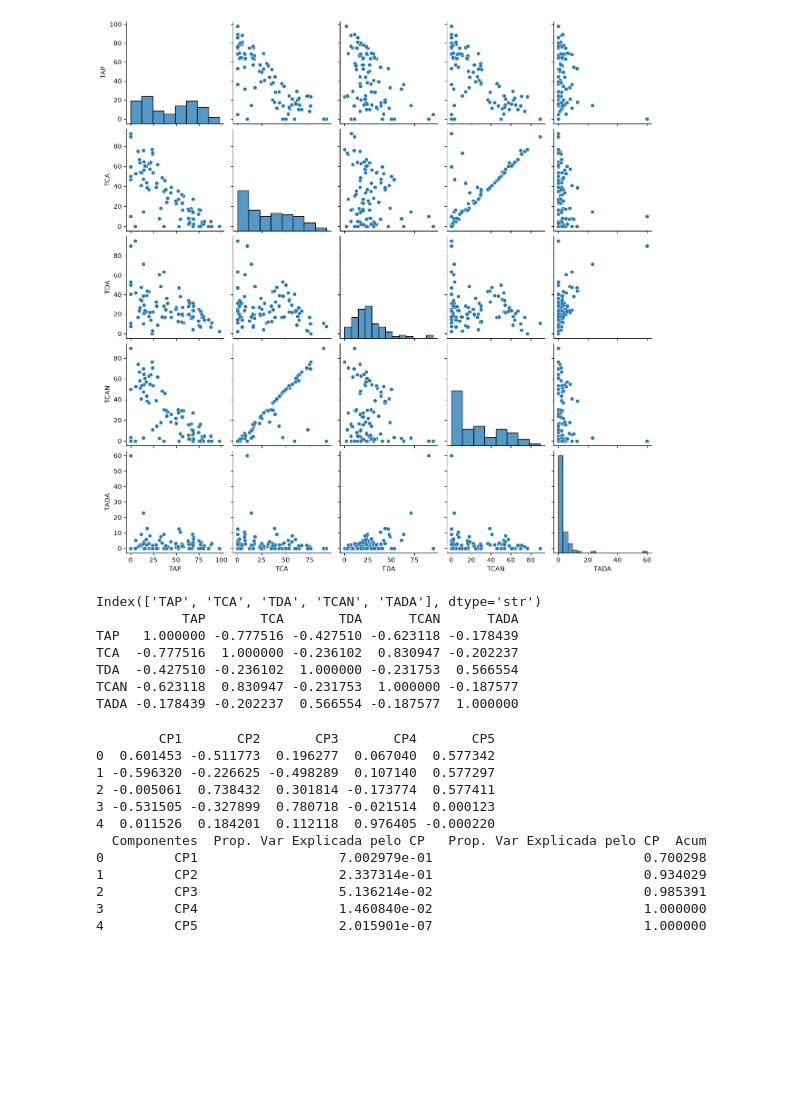
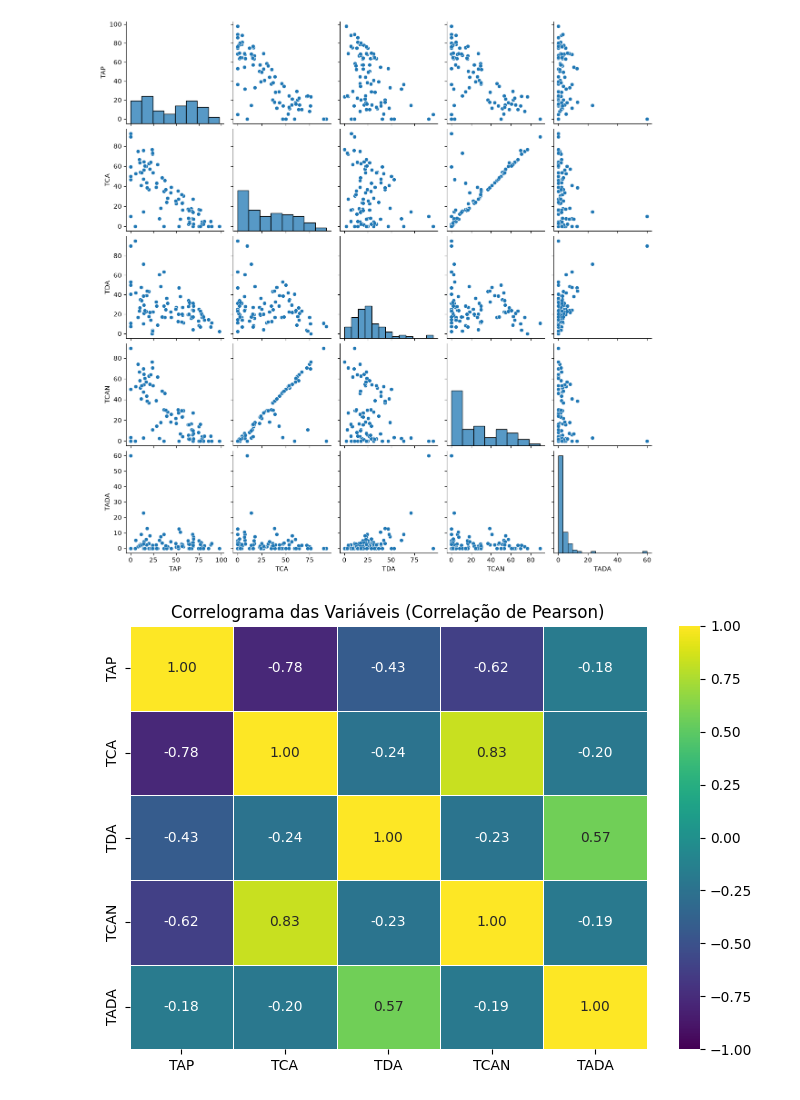
Before and after one commit to GabrielDaviBrito/AnaliseMultivariada-2026.2, a Jupyter notebook: AnaliseMultivariadaCOLAB.ipynb, the cells around one changed output. Cells and saved outputs as stored; diff of their text form; code cells hidden in the pictures; blank space fills up the shorter version.

Commit message:
Correlograma e tabelas de variancia explicada e componentes

```diff
--- a/AnaliseMultivariadaCOLAB.ipynb
+++ b/AnaliseMultivariadaCOLAB.ipynb
@@ -14,10 +22,10 @@ from sklearn.preprocessing import StandardScaler
 import warnings
 
 # leitura dos dados no google colab
-# df = pd.read_csv('/content/AnaliseMultivariada-2026.2/DADOS_INEP_ANALISE_MULTIVARIADA.csv', sep=",")
+#df = pd.read_csv('/content/AnaliseMultivariada-2026.2/DADOS_INEP_ANALISE_MULTIVARIADA.csv', sep=",")
 
 # leitura dos dados no vscode (personalizar diretórios locais)
-df = pd.read_csv('DADOS_INEP_ANALISE_MULTIVARIADA.csv', sep=",")
+#df = pd.read_csv('DADOS_INEP_ANALISE_MULTIVARIADA.csv', sep=",")
 
 df.head()
 # %% [output]
@@ -101,42 +109,15 @@ warnings.filterwarnings("ignore")
 # %%
 dados_pca = df_filtrado[indicadores_de_trajetoria].iloc[:,range(5)]
 
 #Correlação de Pearson
 corr_pearson = dados_pca.corr(method="pearson")
-print(corr_pearson)
+
+# Gráfico: Correlograma (Heatmap)
+plt.figure(figsize=(7, 5))
+sns.heatmap(corr_pearson, annot=True, cmap='viridis', vmin=-1, vmax=1, fmt='.2f', linewidths=0.5)
+
+plt.title('Correlograma das Variáveis (Correlação de Pearson)')
+plt.tight_layout()
+plt.show()
 # %% [output]
-Index(['TAP', 'TCA', 'TDA', 'TCAN', 'TADA'], dtype='str')
-           TAP       TCA       TDA      TCAN      TADA
-TAP   1.000000 -0.777516 -0.427510 -0.623118 -0.178439
-TCA  -0.777516  1.000000 -0.236102  0.830947 -0.202237
-TDA  -0.427510 -0.236102  1.000000 -0.231753  0.566554
-TCAN -0.623118  0.830947 -0.231753  1.000000 -0.187577
-TADA -0.178439 -0.202237  0.566554 -0.187577  1.000000
+[figure, added]
-# %%
-pca = PCA()
-pca.fit(dados_pca)
-pca.fit_transform(dados_pca)
-
-print(pd.DataFrame((pca.components_).T, columns=['CP1','CP2','CP3','CP4','CP5']))
-
-prop_var = pca.explained_variance_ratio_
-prop_pc = pd.DataFrame({
-    'Componentes': ['CP1', 'CP2', 'CP3', 'CP4', 'CP5'],
-    'Prop. Var Explicada pelo CP ': prop_var,
-    'Prop. Var Explicada pelo CP  Acum': np.cumsum(prop_var)
-})
-
-print(prop_pc)
-# %% [output]
-        CP1       CP2       CP3       CP4       CP5
-0  0.601453 -0.511773  0.196277  0.067040  0.577342
-1 -0.596320 -0.226625 -0.498289  0.107140  0.577297
-2 -0.005061  0.738432  0.301814 -0.173774  0.577411
-3 -0.531505 -0.327899  0.780718 -0.021514  0.000123
-4  0.011526  0.184201  0.112118  0.976405 -0.000220
-  Componentes  Prop. Var Explicada pelo CP   Prop. Var Explicada pelo CP  Acum
-0         CP1                  7.002979e-01                           0.700298
-1         CP2                  2.337314e-01                           0.934029
-2         CP3                  5.136214e-02                           0.985391
-3         CP4                  1.460840e-02                           1.000000
-4         CP5                  2.015901e-07                           1.000000
```
Also changed, not shown: parts of 4 cells of this notebook.
